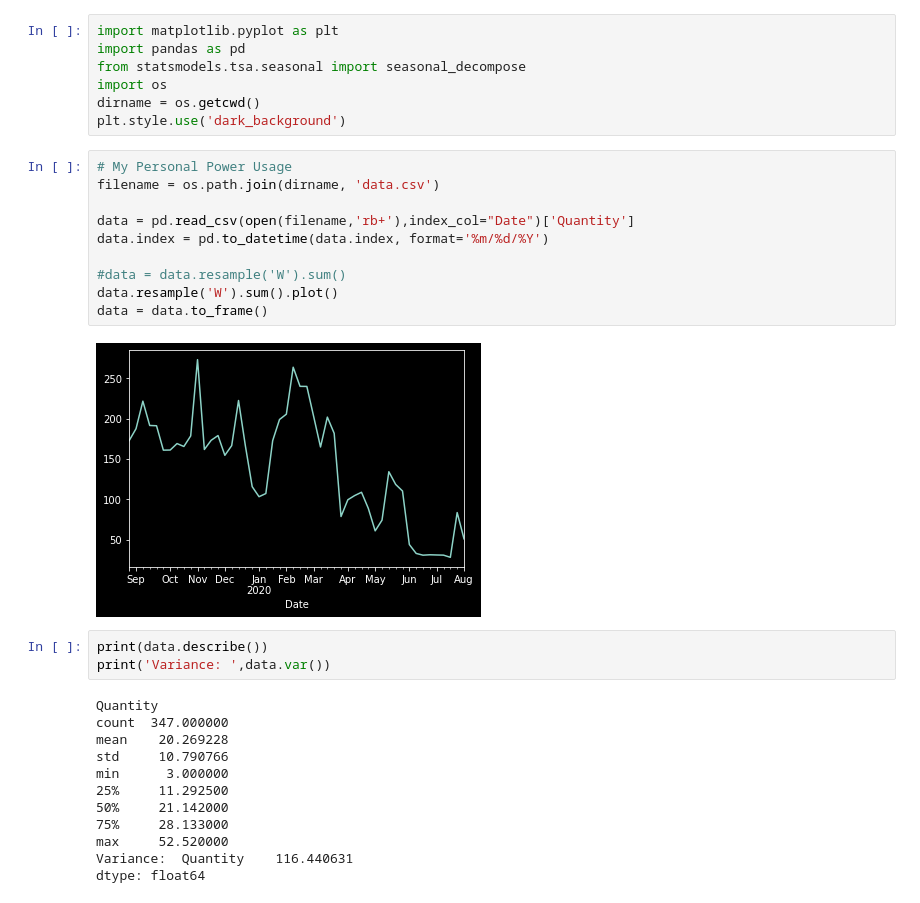
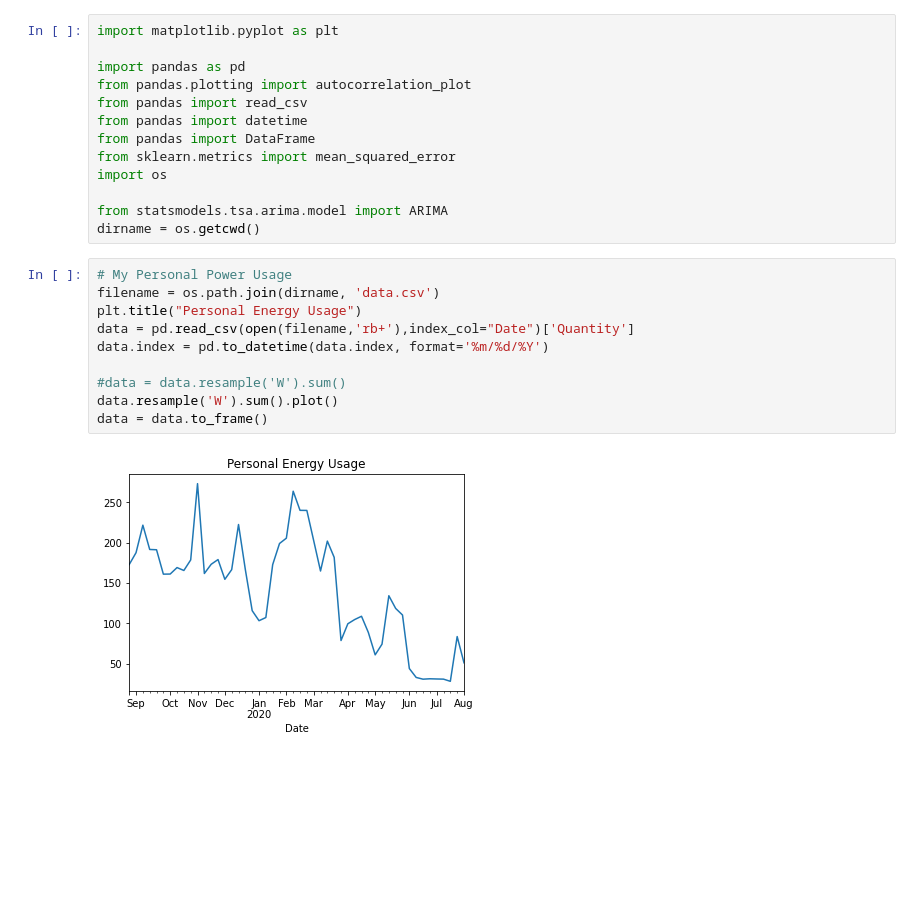
Before and after one commit to sarossilli/Power-Usage-Prediction, a Jupyter notebook: Notebook_EDA.ipynb, the cells around one changed output. Cells and saved outputs as stored; diff of their text form; blank space fills up the shorter version.

```diff
--- a/Notebook_EDA.ipynb
+++ b/Notebook_EDA.ipynb
@@ -1,34 +1,25 @@
 # %%
 import matplotlib.pyplot as plt
+
 import pandas as pd
-from statsmodels.tsa.seasonal import seasonal_decompose
+from pandas.plotting import autocorrelation_plot
+from pandas import read_csv
+from pandas import datetime
+from pandas import DataFrame
+from sklearn.metrics import mean_squared_error
 import os
+
+from statsmodels.tsa.arima.model import ARIMA
 dirname = os.getcwd()
-plt.style.use('dark_background')
 # %%
 # My Personal Power Usage
 filename = os.path.join(dirname, 'data.csv')
-
+plt.title("Personal Energy Usage")
 data = pd.read_csv(open(filename,'rb+'),index_col="Date")['Quantity']
 data.index = pd.to_datetime(data.index, format='%m/%d/%Y')
 
 #data = data.resample('W').sum()
 data.resample('W').sum().plot()
 data = data.to_frame()
 # %% [output]
-[figure, old version]
+[figure, new version]
-# %%
-print(data.describe())
-print('Variance: ',data.var())
-# %% [output]
-Quantity
-count  347.000000
-mean    20.269228
-std     10.790766
-min      3.000000
-25%     11.292500
-50%     21.142000
-75%     28.133000
-max     52.520000
-Variance:  Quantity    116.440631
-dtype: float64
```
Also changed, not shown: parts of 25 cells of this notebook, 8 other files.
